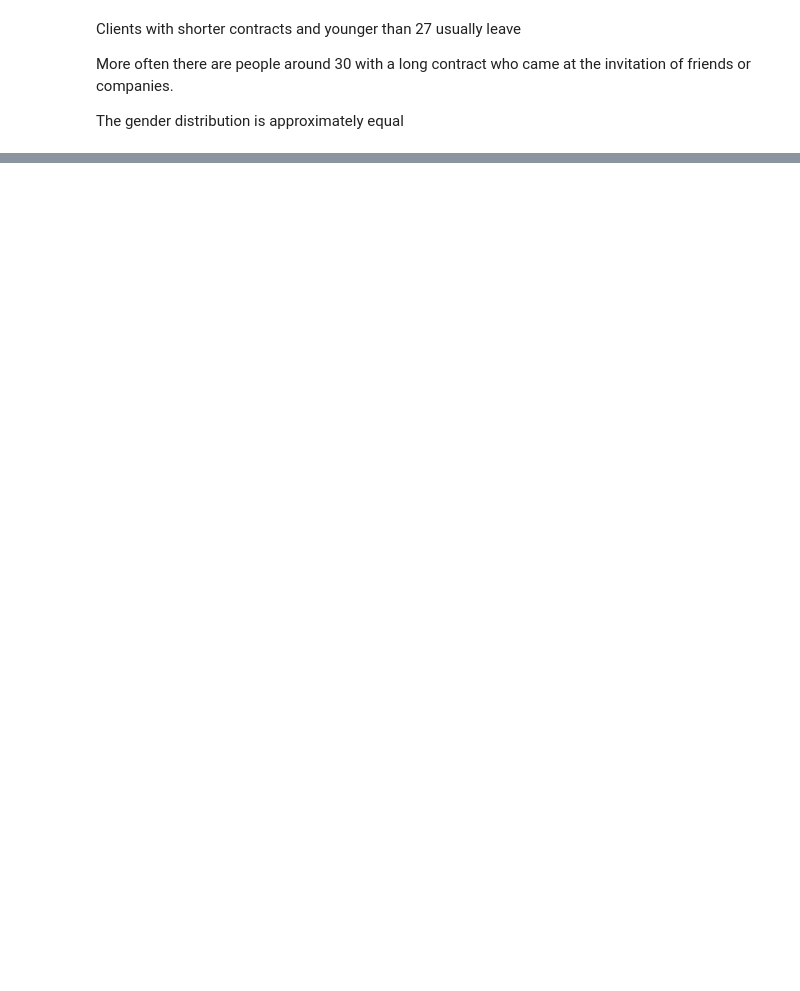
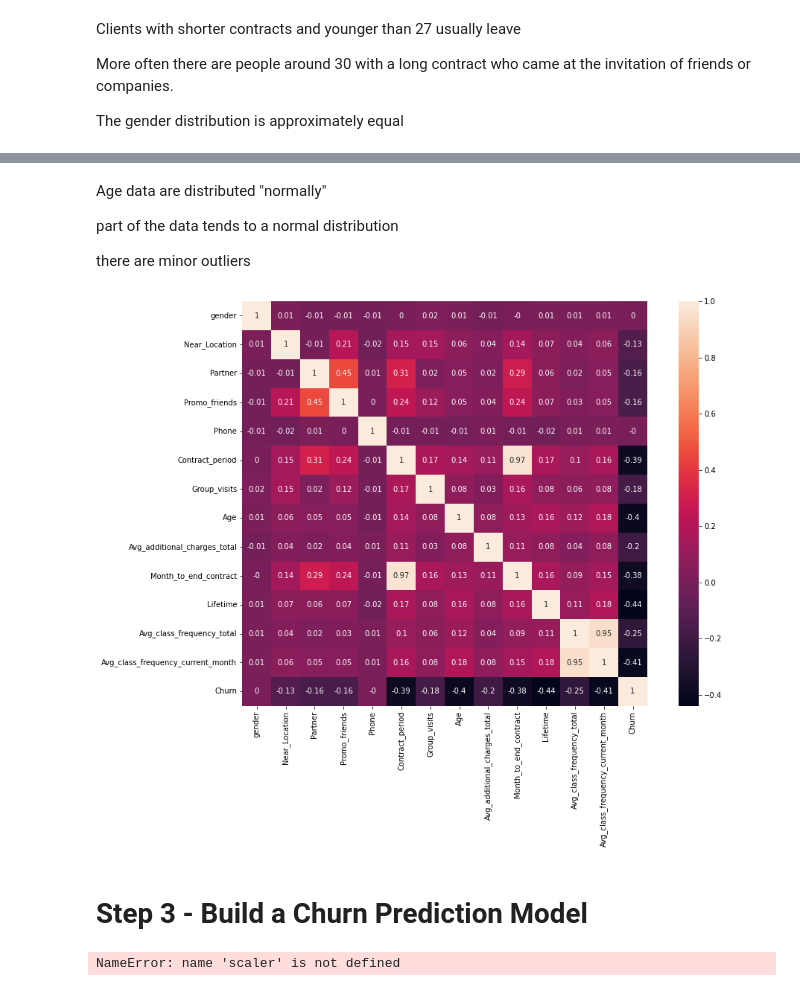
Before and after one commit to mgrigorii/ML-in-data-analysis, a Jupyter notebook: ml-in-data-analysis.ipynb, the cells around one changed output, grey strips where cells are left out. Cells and saved outputs as stored; diff of their text form; code cells hidden in the pictures; blank space fills up the shorter version.

Commit message:
step 2 added

```diff
--- a/ml-in-data-analysis.ipynb
+++ b/ml-in-data-analysis.ipynb
@@ -187,0 +191,16 @@ OptionError: No such keys(s): 'mode.use_inf_as_null'
+# %% [markdown]
+Age data are distributed "normally"
+
+part of the data tends to a normal distribution
+
+there are minor outliers
+# %%
+# let's calculate the correlation matrix
+cm = df.corr().round(2)
+
+# let's draw a heat map with labels for the correlation matrix
+plt.figure(figsize=(15, 10))
+sns.heatmap(cm, annot=True, square=True)
+plt.show()
+# %% [output]
+[figure, added]
@@ -187,0 +211,21 @@ OptionError: No such keys(s): 'mode.use_inf_as_null'
+# %% [markdown]
+# Step 3 - Build a Churn Prediction Model
+# %%
+# let's build a binary classification model of customers, where the target feature is the fact that a customer churns in the next month
+
+# we divide our data into features (matrix X) and target variable (y)
+X = df.drop(columns=['Churn'])
+y = df['Churn']
+
+# we divide the model into training and validation sets
+X_train, X_test, y_train, y_test = train_test_split(X, y, test_size=0.2, random_state = 0, stratify = y)
+
+# create an object of the StandardScaler class and apply it to the training samplescaler = StandardScaler()
+X_train_st = scaler.fit_transform(
+    X_train
+)
+
+# apply standardization to the feature matrix for the test sample
+X_test_st = scaler.transform(X_test)
+# %% [output]
+NameError: name 'scaler' is not defined
```
Also changed, not shown: parts of 4 cells of this notebook.
